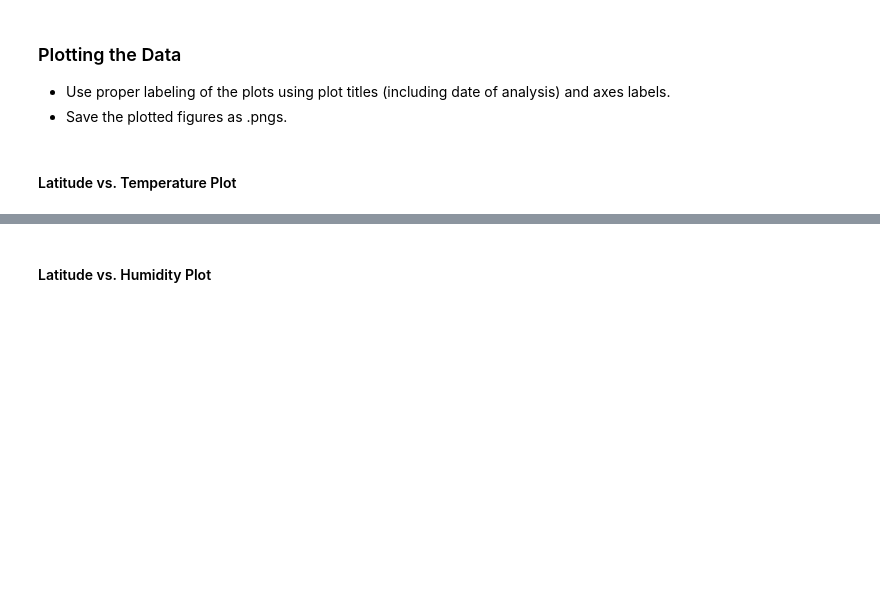
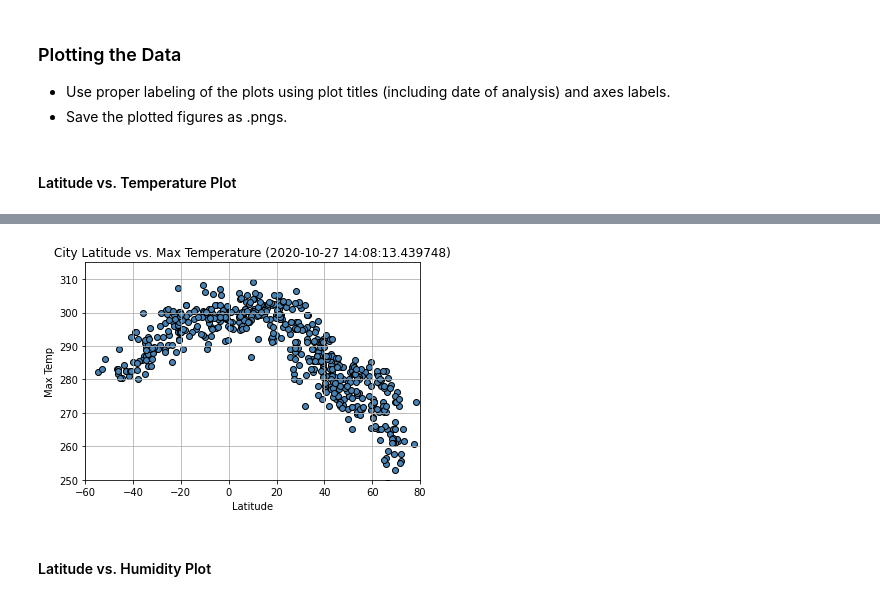
Before and after one commit to paoestefan/python-api-challenge, a Jupyter notebook: WeatherPy/WeatherPy.ipynb, the cells around one changed output, grey strips where cells are left out. Saved outputs shown, nothing was run; the diff lists cells and outputs as text; code cells hidden in the pictures; blank space fills up the shorter version.

```diff
--- a/WeatherPy/WeatherPy.ipynb
+++ b/WeatherPy/WeatherPy.ipynb
@@ -128,0 +141,10 @@ dtype: int64
+# %%
+city_pd["Cloudiness"]=""
+city_pd["Country"]=""
+city_pd["Date"]=""
+city_pd["Humidity"]=""
+city_pd["Lat"]=""
+city_pd["Lng"]=""
+city_pd["Max Temp"]=""
+city_pd["Wind Speed"]=""
+city_pd.head()
@@ -128,0 +158,18 @@ dtype: int64
+# %%
+nan_value = float("NaN")
+for x,row in city_pd.iterrows():
+    try:
+        city_pd.loc[x,"City"]=responses[x]["name"]
+        city_pd.loc[x,"Cloudiness"]=responses[x]["clouds"]["all"]
+        city_pd.loc[x,"Country"]=responses[x]["sys"]["country"]
+        city_pd.loc[x,"Date"]=responses[x]["dt"]
+        city_pd.loc[x,"Humidity"]=responses[x]["main"]["humidity"]
+        city_pd.loc[x,"Lat"]=responses[x]["coord"]["lat"]
+        city_pd.loc[x,"Lng"]=responses[x]["coord"]["lon"]
+        city_pd.loc[x,"Max Temp"]=responses[x]["main"]["temp_max"]
+        city_pd.loc[x,"Wind Speed"]=responses[x]["wind"]["speed"]
+    except:
+        city_pd.replace("", nan_value, inplace=True)
+        city_pd.dropna(subset = ["Cloudiness"], inplace=True)
+
+city_pd.head()
@@ -128,0 +196,2 @@ dtype: int64
+# %%
+city_pd["Date"]=pd.to_datetime(city_pd["Date"],unit='s')
@@ -138,2 +215,17 @@ dtype: int64
+# %%
+x=city_pd["Lat"]
+y=city_pd["Max Temp"]
+td = pd.to_datetime("today")
+plt.scatter(x, y, marker="o", facecolors="steelblue", edgecolor="black")
+plt.ylim(250,315)
+plt.xlim(-60,80)
+plt.title(f"City Latitude vs. Max Temperature ({td})")
+plt.xlabel("Latitude")
+plt.ylabel("Max Temp")
+plt.grid()
+plt.savefig("output1.png")
+plt.show()
+# %% [output]
+[figure, added]
 # %% [markdown]
 #### Latitude vs. Humidity Plot
```
Also changed, not shown: parts of 45 cells of this notebook, 14 other files.
